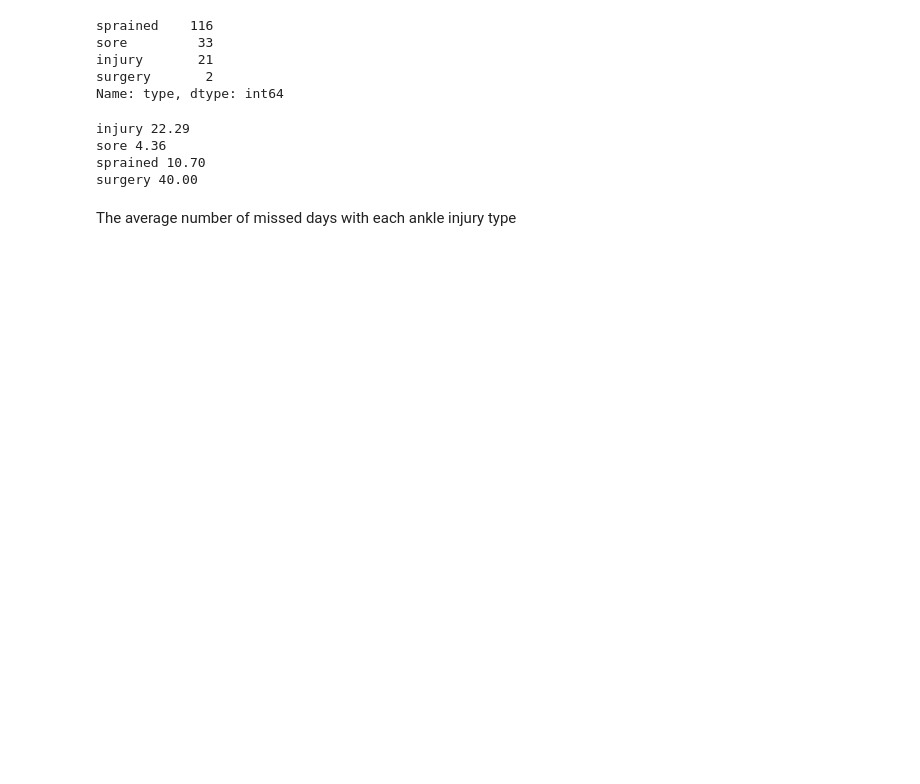
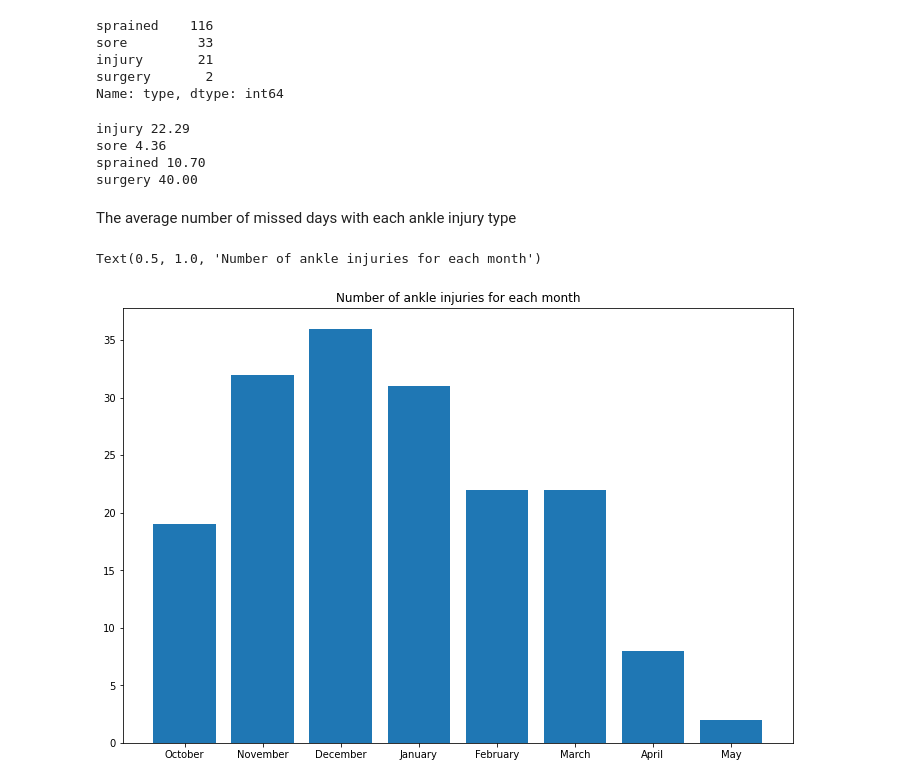
Before and after one commit to romainBechet/NBA_injuries, a Jupyter notebook: injuries.ipynb, the cells around one changed output. Drawn from its saved outputs; the diff is of its cells as text; code cells hidden in the pictures; blank space fills up the shorter version.

```diff
--- a/injuries.ipynb
+++ b/injuries.ipynb
@@ -294,3 +310,14 @@ sprained 10.70
 surgery 40.00
 # %% [markdown]
 The average number of missed days with each ankle injury type
+# %%
+ankle_month = ankle_analysis.groupby('month').size().reset_index(name = 'count')
+ankle_month['month'] = pd.Categorical(ankle_month['month'], categories=months, ordered = True)
+ankle_month = ankle_month.sort_values(by='month')
+
+fig = plt.figure(figsize = (12,8))
+plt.bar(ankle_month['month'], ankle_month['count'])
+plt.title('Number of ankle injuries for each month')
+# %% [output]
+Text(0.5, 1.0, 'Number of ankle injuries for each month')
+[figure, added]
```
Also changed, not shown: parts of 5 cells of this notebook.
